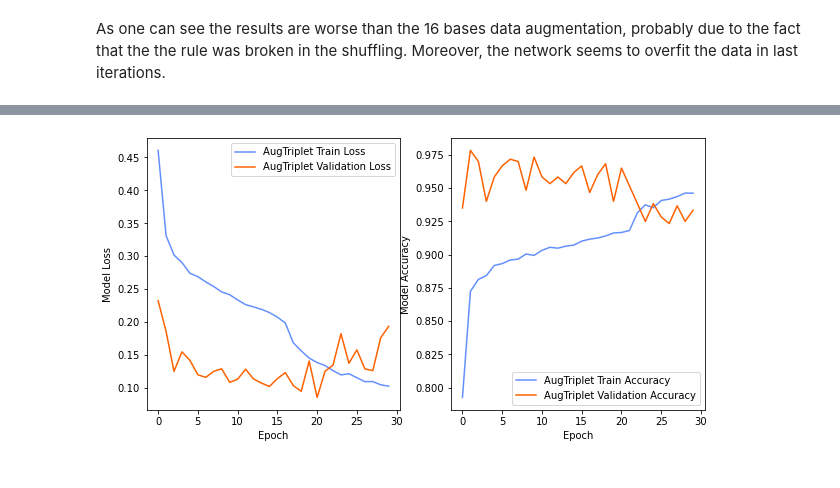
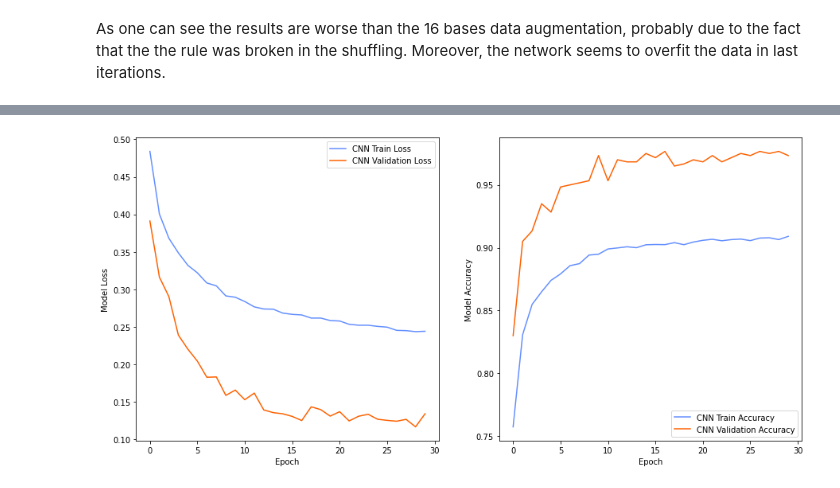
Before and after one commit to LorenzoBuriola/LoCP_moduleB, a Jupyter notebook: Week2/Ex_week02_FPGheArt.ipynb, the cells around one changed output, grey strips where cells are left out. Saved outputs shown, nothing was run; the diff lists cells and outputs as text; code cells hidden in the pictures.

```diff
--- a/Week2/Ex_week02_FPGheArt.ipynb
+++ b/Week2/Ex_week02_FPGheArt.ipynb
@@ -837,12 +841,12 @@ model = keras.Sequential([
     layers.MaxPool1D(),
 
     # Block Two
-    layers.Conv1D(filters=64, kernel_size=2, activation='relu', padding='same'),
+    layers.Conv1D(filters=16, kernel_size=2, activation='relu', padding='same'),
     layers.MaxPool1D(),
 
     # Block Three
-    layers.Conv1D(filters=128, kernel_size=2, activation='relu', padding='same'),
-    layers.Conv1D(filters=128, kernel_size=2, activation='relu', padding='same'),
+    layers.Conv1D(filters=16, kernel_size=2, activation='relu', padding='same'),
+    layers.Conv1D(filters=16, kernel_size=2, activation='relu', padding='same'),
     layers.MaxPool1D(),
 
     # Head
@@ -868,3 +888,3 @@ ValueError: Input 0 of layer conv2d is incompatible with the layer: : expected m
 # %%
 fit_augmented = model.fit(augx_train, augy_train,
-                epochs=30, batch_size = 50, validation_data = (new_x_test,y_test), shuffle = True, verbose = 1)
+                epochs=30, batch_size = 50, validation_data = (new_x_test,y_test), shuffle = True, verbose = 0)
@@ -889,15 +891,15 @@ Epoch 30/30
 # %%
 # evaluate model
-score = model.evaluate(new_x_test, y_test, verbose=1)
+score = model.evaluate(new_x_test, y_test, verbose=0)
 
 # print performance
 print('Final Test loss:', score[0])
 print('Final Test accuracy:', score[1])
 
-fig, (ax1, ax2) = plt.subplots(1, 2, figsize=(10, 5))
+fig, (ax1, ax2) = plt.subplots(1, 2, figsize=(15, 7))
 # summarize history for loss
-ax1.plot(fit_augmented.history['loss'], label = 'AugTriplet Train Loss',color =  '#648FFF')
-ax1.plot(fit_augmented.history['val_loss'], label = 'AugTriplet Validation Loss', color = '#FE6100')
+ax1.plot(fit_augmented.history['loss'], label = 'CNN Train Loss',color =  '#648FFF')
+ax1.plot(fit_augmented.history['val_loss'], label = 'CNN Validation Loss', color = '#FE6100')
 #ax1.plot(fit_augmented.history['val_loss'], label = 'Augmented Validation Loss', color  = '#DC267F' )
 
 ax1.legend(loc = 'best')
@@ -906,8 +908,8 @@ ax1.set_ylabel('Model Loss')
 
 
 # summarize history for accuracy
-ax2.plot(fit_augmented.history['accuracy'], label = 'AugTriplet Train Accuracy', color =  '#648FFF')
-ax2.plot(fit_augmented.history['val_accuracy'], label = 'AugTriplet Validation Accuracy',color = '#FE6100')
+ax2.plot(fit_augmented.history['accuracy'], label = 'CNN Train Accuracy', color =  '#648FFF')
+ax2.plot(fit_augmented.history['val_accuracy'], label = 'CNN Validation Accuracy',color = '#FE6100')
 
 
 ax2.legend(loc = 'best')
@@ -922 +923 @@ Final Test accuracy: 0.9333333373069763
-[figure, old version]
+[figure, new version]
```
Also changed, not shown: parts of 8 cells of this notebook.
